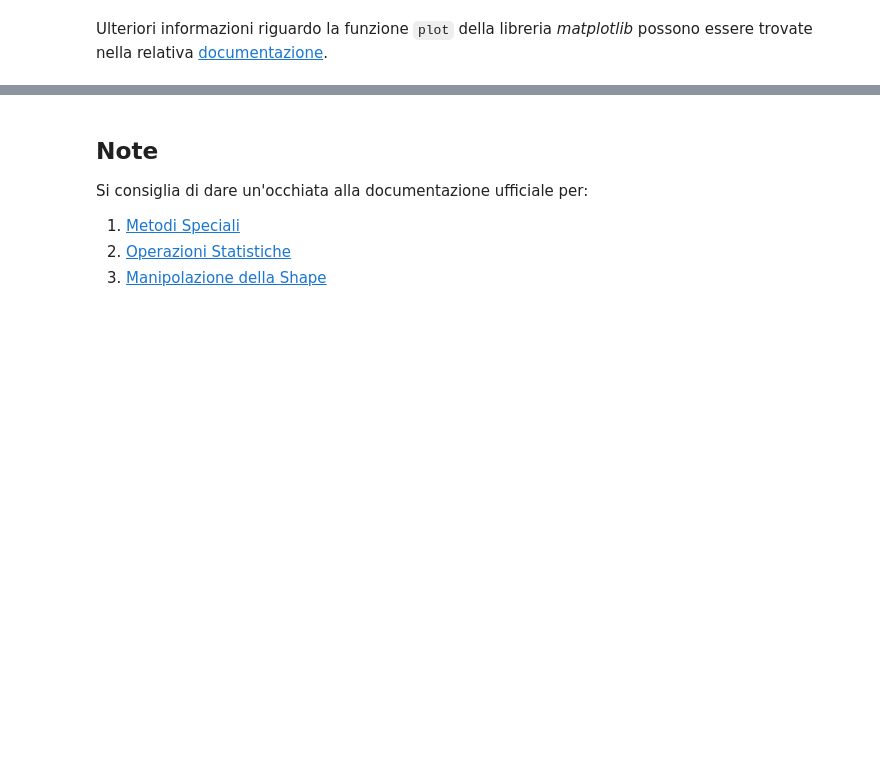
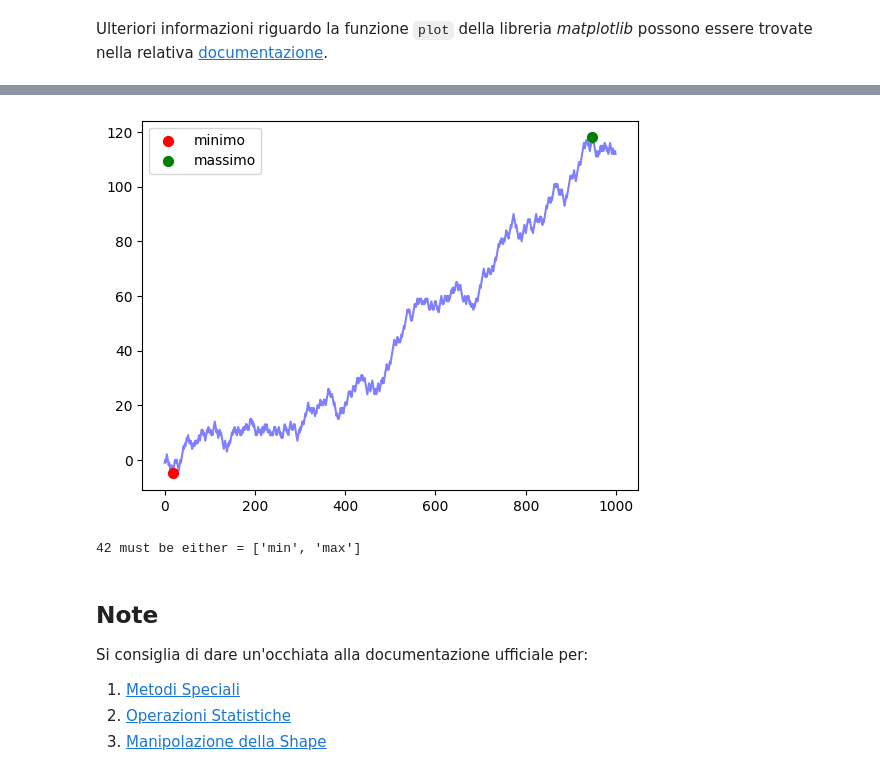
Before and after one commit to vivri161803/PythonForDataAnanlysis, a Jupyter notebook: 1_NumpyIntroduction_VectorizedComputations.ipynb, the cells around one changed output, grey strips where cells are left out. Saved outputs shown, nothing was run; the diff lists cells and outputs as text; code cells hidden in the pictures; blank space fills up the shorter version.

```diff
--- a/1_NumpyIntroduction_VectorizedComputations.ipynb
+++ b/1_NumpyIntroduction_VectorizedComputations.ipynb
@@ -549,3 +601,11 @@ AxisError: axis 1 is out of bounds for array of dimension 1
+# %%
+plot_walk_minmax(walks, 'max')
+# %% [output]
+[figure, added]
+# %%
+plot_walk_minmax(walks, '42')
+# %% [output]
+42 must be either = ['min', 'max']
 # %% [markdown]
 ## Note
 
```
Also changed, not shown: parts of 13 cells of this notebook, 5 other files.
